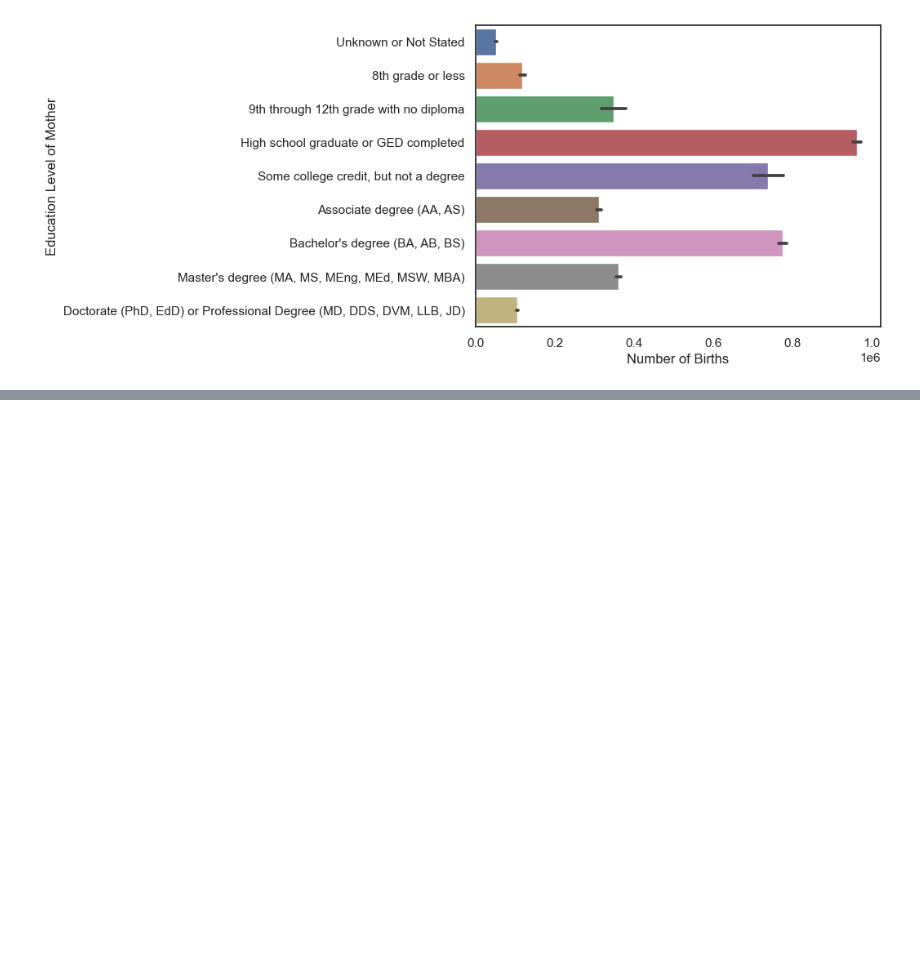
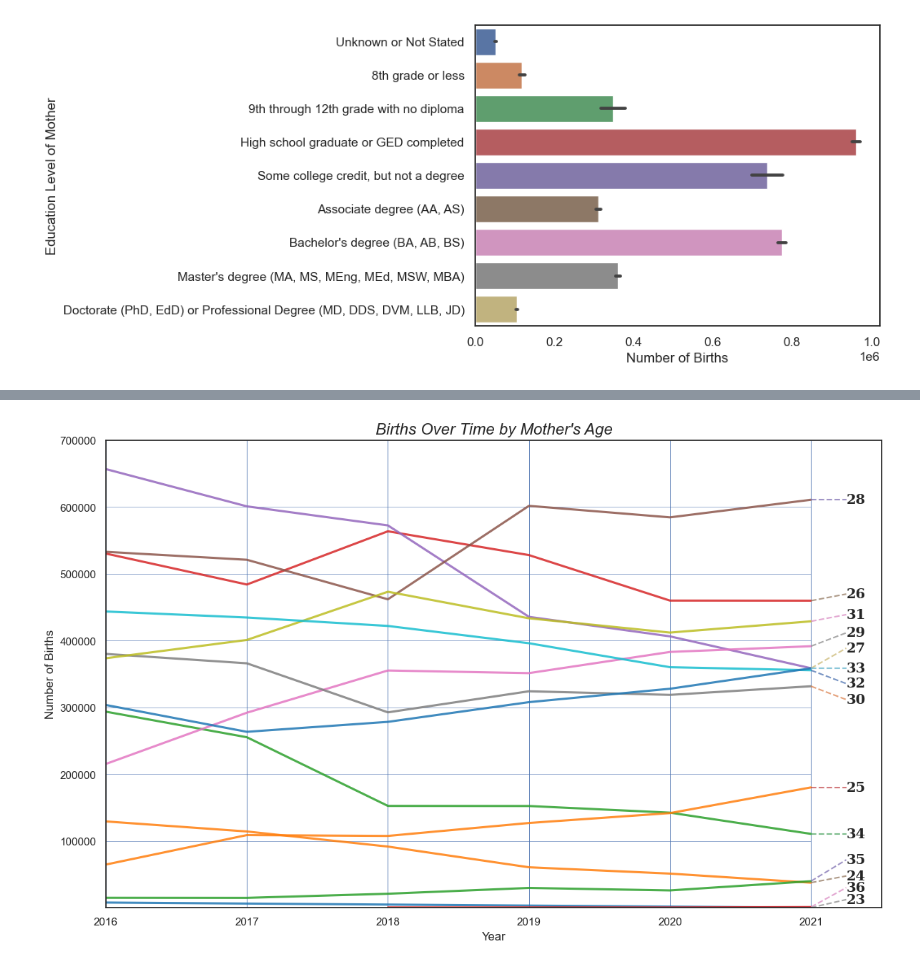
Before and after one commit to b-macd/US-Birth-Rates_analysis, a Jupyter notebook: notebooks/exploration.ipynb, the cells around one changed output, grey strips where cells are left out. Drawn from its saved outputs; the diff is of its cells as text; code cells hidden in the pictures; blank space fills up the shorter version.

```diff
--- a/notebooks/exploration.ipynb
+++ b/notebooks/exploration.ipynb
@@ -276,0 +354,79 @@ sns.barplot(data=z4_cleaned, y="Education Level of Mother", x="Number of Births"
+# %%
+# First, adjust axes limits so annotations fit in the plot
+ax.set_xlim(2016, 2021.5)
+ax.set_ylim(1, 700000)
+
+# Positions
+LABEL_Y = [
+    610709,   # 28
+    469623,   # 26
+    438822,  # 31
+    411533,  # 29
+    388537,  # 27
+    358493,  # 33
+    335529,   # 32
+    311624,     # 30
+    110523,    # 25
+    180196,    # 34
+    71794,    # 35
+    47590,  # 24
+    30083,     # 36
+    12221  # 23
+]
+LABEL_Ystart = [
+    610709,   # 28
+    459623,   # 26
+    428822,  # 31
+    391533,  # 29
+    358537,  # 27
+    358493,  # 33
+    355529,   # 32
+    331624,     # 30
+    110523,    # 25
+    180196,    # 34
+    39794,    # 35
+    37590,  # 24
+    1083,     # 36
+    221  # 23
+]
+
+x_start = 2021
+x_end = 2021.25
+PAD = 0.1
+
+# Add labels for highlighted countries honly
+for idx, group in enumerate(w_cleaned_sorted['Average Age of Mother (years)'].unique()):
+    data = w_cleaned_sorted[(w_cleaned_sorted['Average Age of Mother (years)'] == group) & (w_cleaned_sorted["Year"] == 2021)]
+    color = sns.color_palette('tab10')
+
+    # Country name
+    text = data['Average Age of Mother (years)'].values[0]
+
+    # Vertical start of line
+    y_start = LABEL_Ystart[idx]#data["Number of Births"].values[-1]
+    # Vertical end of line
+    y_end = LABEL_Y[idx]
+
+    # Add line based on three points
+    ax.plot(
+        [x_start, x_end, x_end],#(x_start + x_end - PAD) / 2 , x_end - PAD],
+        [y_start, y_end, y_end],
+        #color=color,
+        alpha=0.75,
+        ls="dashed"
+    )
+
+    # Add country text
+    ax.text(
+        x_end,
+        y_end,
+        text,
+        #color=color,
+        fontsize=14,
+        weight="bold",
+        fontfamily="Serif",
+        va="center"
+    )
+fig
+# %% [output]
+[figure, added]
```
Also changed, not shown: parts of 13 cells of this notebook, 13 other files.
